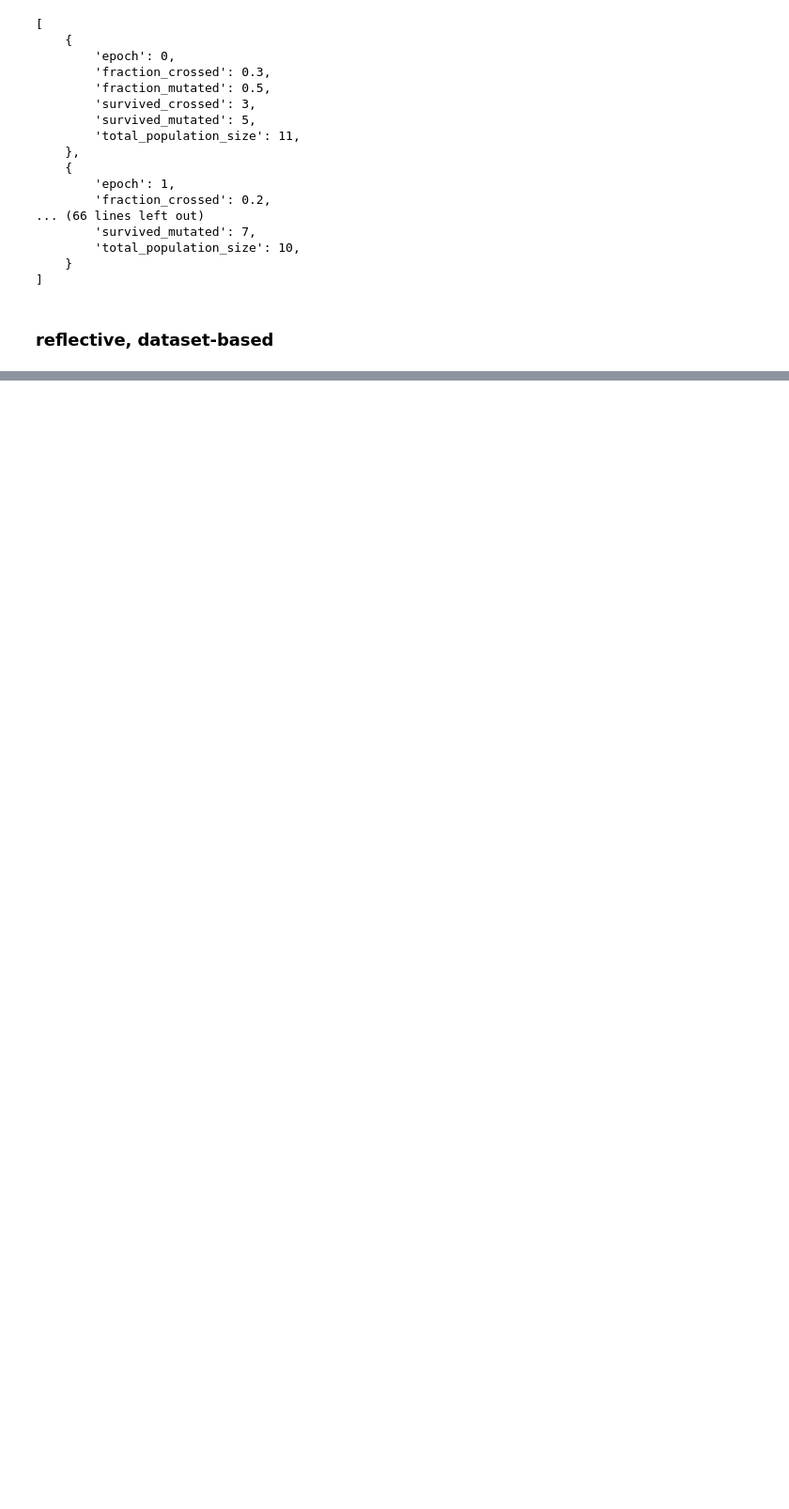
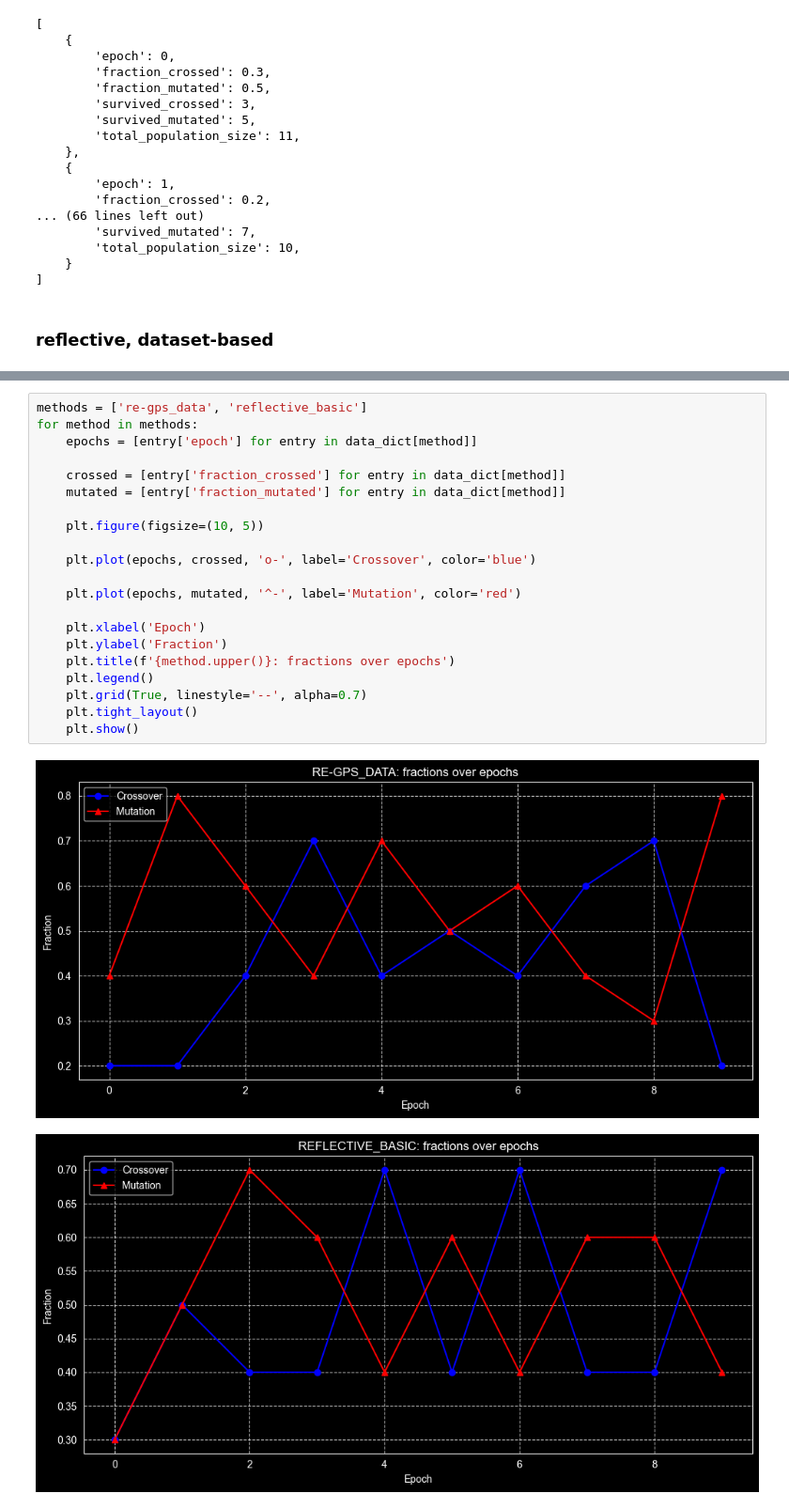
Before and after one commit to CTLab-ITMO/CoolPrompt, a Jupyter notebook: notebooks/examples/cost_track.ipynb, the cells around one changed output, grey strips where cells are left out. Shown at 94% size. Saved outputs shown, nothing was run; the diff lists cells and outputs as text; blank space fills up the shorter version.

```diff
--- a/notebooks/examples/cost_track.ipynb
+++ b/notebooks/examples/cost_track.ipynb
@@ -324,0 +632,24 @@ TypeError: 'NoneType' object is not iterable
+# %%
+methods = ['re-gps_data', 'reflective_basic']
+for method in methods:
+    epochs = [entry['epoch'] for entry in data_dict[method]]
+
+    crossed = [entry['fraction_crossed'] for entry in data_dict[method]]
+    mutated = [entry['fraction_mutated'] for entry in data_dict[method]]
+
+    plt.figure(figsize=(10, 5))
+
+    plt.plot(epochs, crossed, 'o-', label='Crossover', color='blue')
+
+    plt.plot(epochs, mutated, '^-', label='Mutation', color='red')
+
+    plt.xlabel('Epoch')
+    plt.ylabel('Fraction')
+    plt.title(f'{method.upper()}: fractions over epochs')
+    plt.legend()
+    plt.grid(True, linestyle='--', alpha=0.7)
+    plt.tight_layout()
+    plt.show()
+# %% [output]
+[figure, added]
+[figure, added]
```
Also changed, not shown: parts of 11 cells of this notebook, 2 other files.
